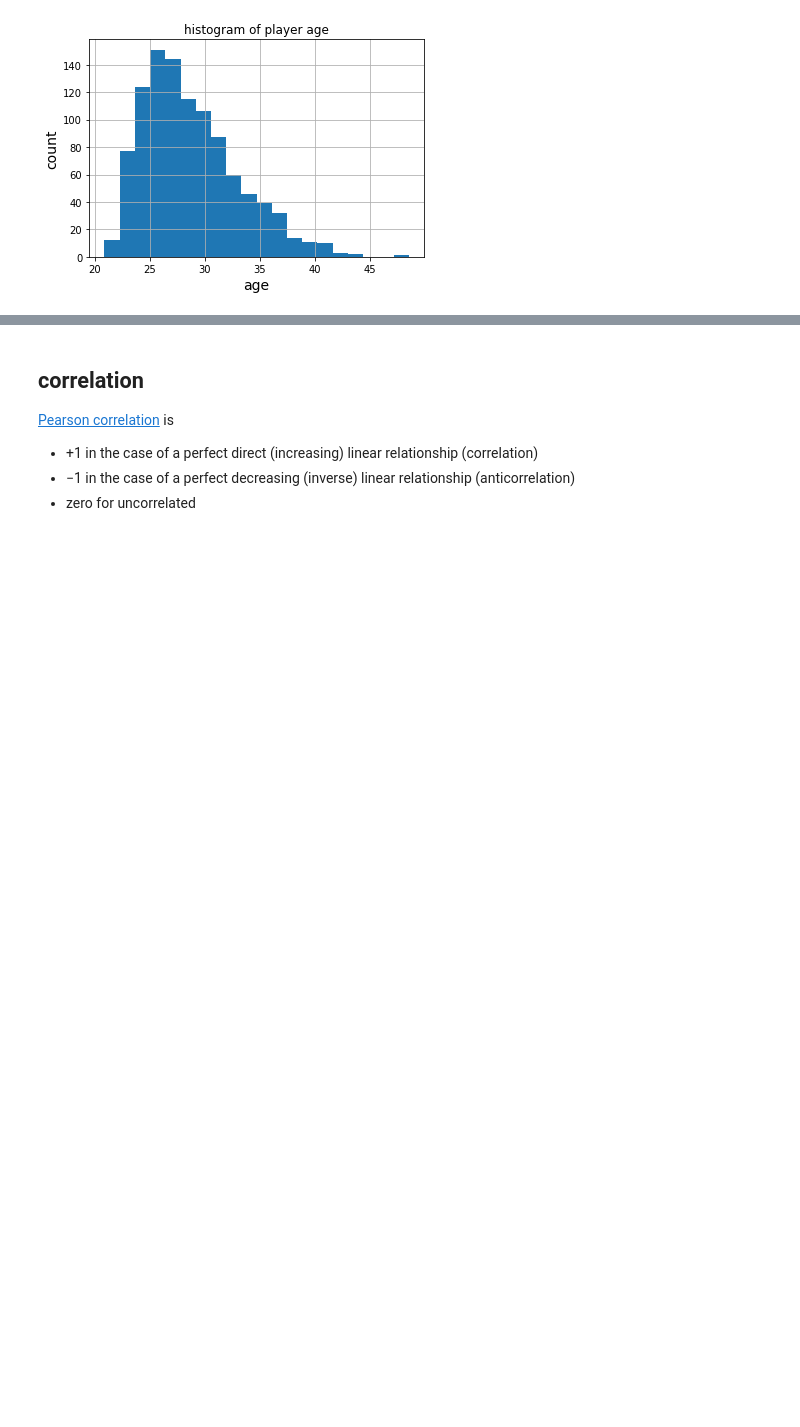
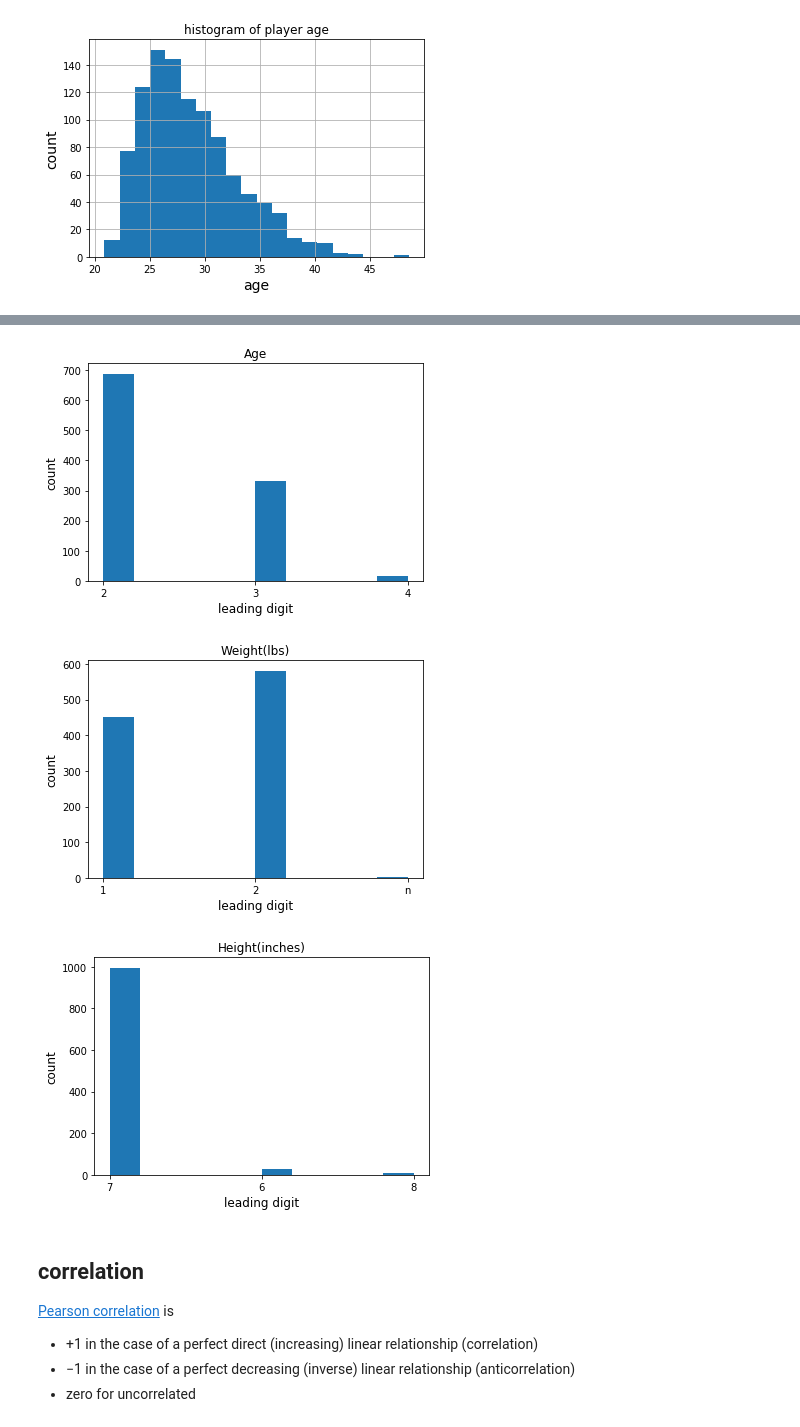
Before and after one commit to umbcdata601/fall2018, a Jupyter notebook: jupyter_notebooks/all characterization attacks on a dataframe.ipynb, the cells around one changed output, grey strips where cells are left out. Saved outputs shown, nothing was run; the diff lists cells and outputs as text; code cells hidden in the pictures; blank space fills up the shorter version.

```diff
--- a/jupyter_notebooks/all characterization attacks on a dataframe.ipynb
+++ b/jupyter_notebooks/all characterization attacks on a dataframe.ipynb
@@ -255,3 +305,18 @@ _=plt.title('histogram of player age')
+# %%
+for this_col in ['Age','Weight(lbs)','Height(inches)']:
+    first_digit_list=[]
+    for this_val in list(df[this_col]):
+        first_digit_list.append(str(this_val)[0])
+
+    _=plt.hist(first_digit_list)
+    _=plt.xlabel('leading digit',fontsize=12)
+    _=plt.ylabel('count',fontsize=12)
+    _=plt.title(this_col,fontsize=12)
+    _=plt.show()
+# %% [output]
+[figure, added]
+[figure, added]
+[figure, added]
 # %% [markdown]
 ## correlation
 [Pearson correlation](https://en.wikipedia.org/wiki/Pearson_correlation_coefficient) is
```
Also changed, not shown: parts of 6 cells of this notebook.
